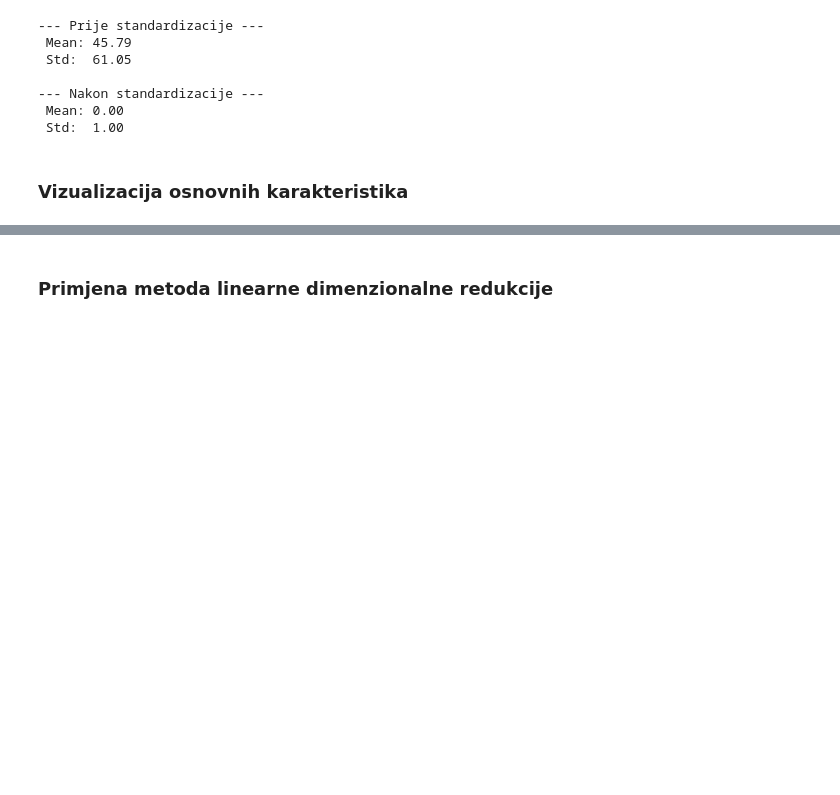
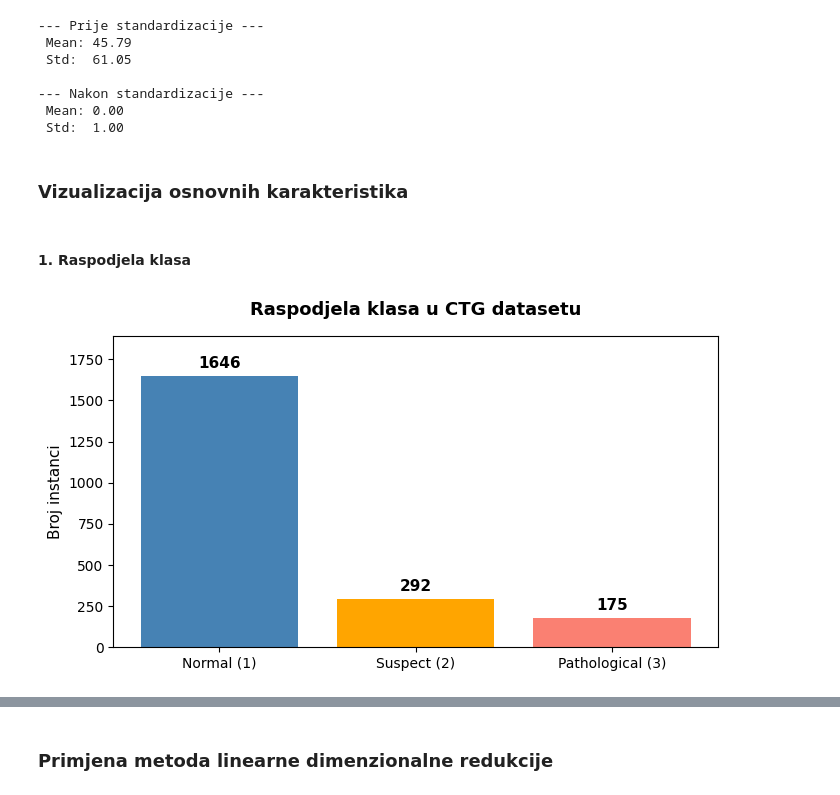
Before and after one commit to AnaKondic/ctg-dimensionality-reduction, a Jupyter notebook: src/linear_dim_reduction.ipynb, the cells around one changed output, grey strips where cells are left out. Saved outputs shown, nothing was run; the diff lists cells and outputs as text; code cells hidden in the pictures; blank space fills up the shorter version.

```diff
--- a/src/linear_dim_reduction.ipynb
+++ b/src/linear_dim_reduction.ipynb
@@ -152,0 +166,28 @@ print(f" Std:  {X_scaled.std():.2f}")
+# %% [markdown]
+#### 1. Raspodjela klasa
+# %%
+plt.figure(figsize=(7, 4))
+
+labels = ['Normal (1)', 'Suspect (2)', 'Pathological (3)']
+counts = [np.sum(y == 1.), np.sum(y == 2.), np.sum(y == 3.)]
+colors = ['steelblue', 'orange', 'salmon']
+
+bars = plt.bar(labels, counts, color = colors)
+
+# procentualni pomak teksta iznad bar-a
+max_count = max(counts)
+offset = max_count * 0.02
+
+for bar, count in zip(bars, counts):
+    plt.text(bar.get_x() + bar.get_width() / 2, bar.get_height() + offset, str(count), ha='center', va='bottom', fontsize=11, fontweight='bold')
+
+# povecanje granice y-ose
+plt.ylim(0, max_count * 1.15)
+
+plt.title("Raspodjela klasa u CTG datasetu", fontsize=13, pad=15, fontweight='bold')
+plt.ylabel("Broj instanci", fontsize=11)
+plt.tight_layout()
+plt.savefig('../outputs/class_distribution.png', dpi=150)
+plt.show()
+# %% [output]
+[figure, added]
```
Also changed, not shown: parts of 6 cells of this notebook, 3 other files.
